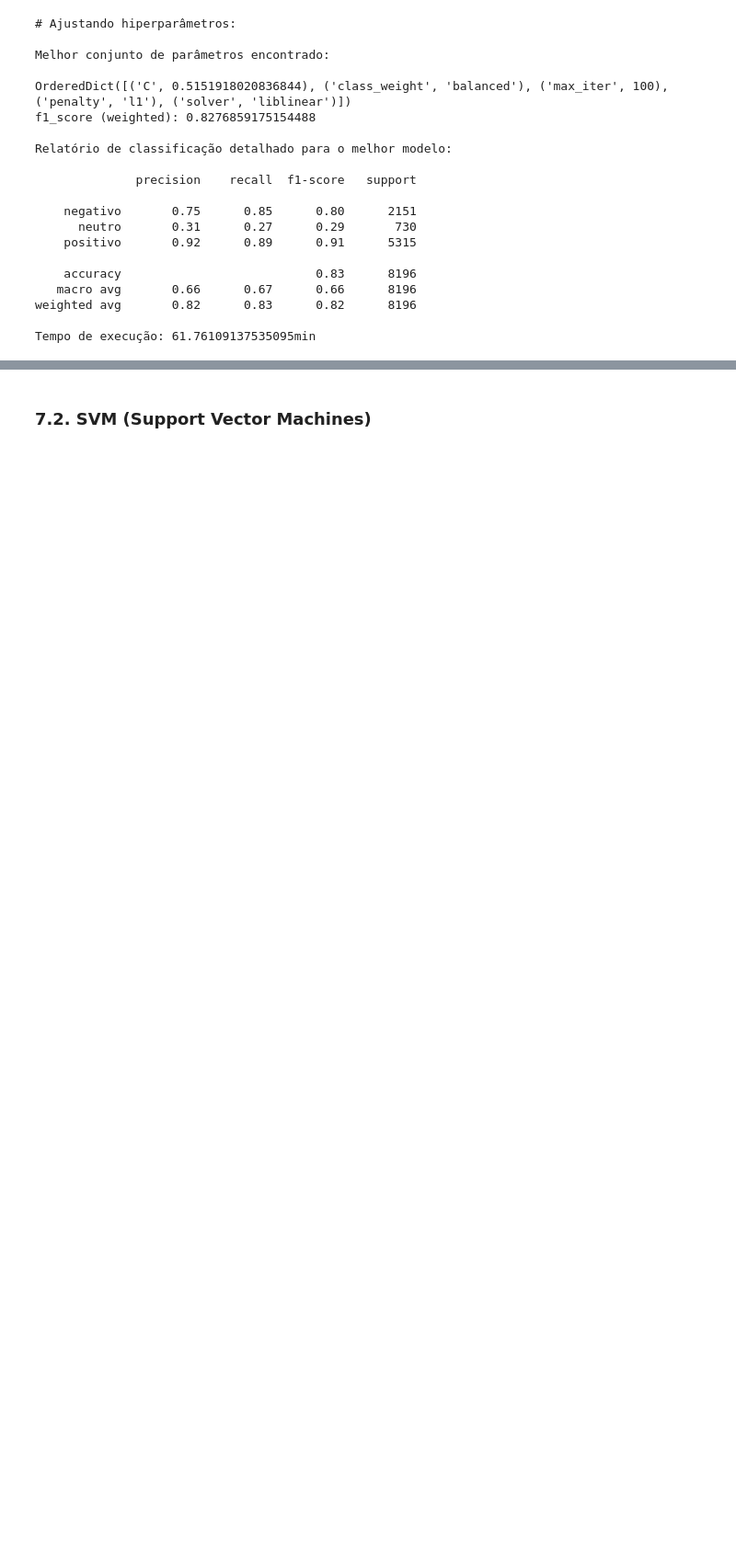
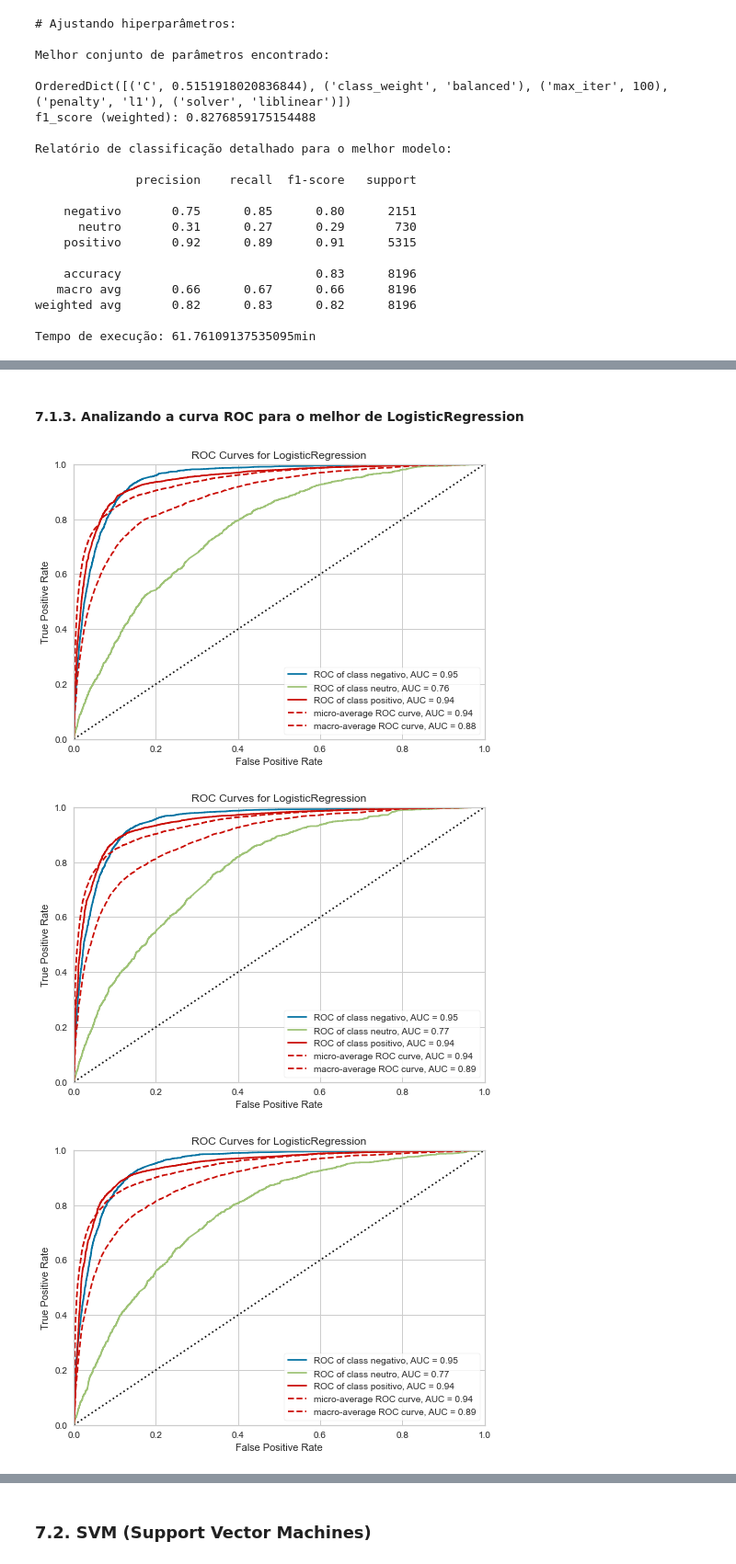
Before and after one commit to IgorFormiga/NLP_analise_de_sentimento, a Jupyter notebook: analise_sentimento.ipynb, the cells around one changed output, grey strips where cells are left out. Shown: that part at 92% size. Cells and saved outputs as stored; diff of their text form; code cells hidden in the pictures; blank space fills up the shorter version.

Commit message:
Aplicação da curva ROC para os melhores modelos encontrados

```diff
--- a/analise_sentimento.ipynb
+++ b/analise_sentimento.ipynb
@@ -1107,0 +1121,17 @@ weighted avg       0.80      0.83      0.80      8196
+# %%
+# Cria 3 partições com os dados de disponíveis
+skf = StratifiedKFold(n_splits=3)
+skf.get_n_splits(X_processed_countvec, y)
+
+
+for train_index, test_index in skf.split(X_processed_countvec, y):
+    X_train, X_test = X_processed_countvec[train_index], X_processed_countvec[test_index]
+    y_train, y_test = y[train_index], y[test_index]
+
+    regressao_logistica = LogisticRegression(solver = "saga", multi_class='multinomial', max_iter=300)
+
+    regressao_logistica.fit(X_train, y_train)
+    y_true, y_pred = y_test, regressao_logistica.predict(X_test)
+    score = f1_score(y_true, y_pred, average='weighted')
+    print(f'f1_score: {score}')
+    print(classification_report(y_true, y_pred))
@@ -1157,0 +1287,32 @@ Tempo de execução: 61.76109137535095min
+# %% [markdown]
+#### 7.1.3. Analizando a curva ROC para o melhor de LogisticRegression
+# %%
+# Atribuindo a X o valor que foi processado pelo Pipeline
+X = X_processed
+
+# Cria 3 partições com os dados de disponíveis
+skf = StratifiedKFold(n_splits=3)
+skf.get_n_splits(X, y)
+i = 1
+
+for train_index, test_index in skf.split(X, y):
+    X_train, X_test = X[train_index], X[test_index]
+    y_train, y_test = y[train_index], y[test_index]
+
+    #Criação do modelo
+    regressao_logistica = LogisticRegression(penalty='l1',C=0.5151918020836844, class_weight='balanced', solver='liblinear', max_iter=100)
+
+    regressao_logistica.fit(X_train, y_train)
+    y_true, y_pred = y_test, regressao_logistica.predict(X_test)
+
+    plt.figure(i)
+    visualizer = ROCAUC(regressao_logistica)
+
+    visualizer.fit(X_train, y_train)        # Fit the training data to the visualizer
+    visualizer.score(X_test, y_test)        # Evaluate the model on the test data
+    visualizer.show()                       # Finalize and render the figure
+    i += i
+# %% [output]
+[figure, added]
+[figure, added]
+[figure, added]
```
Also changed, not shown: parts of 49 cells of this notebook.
